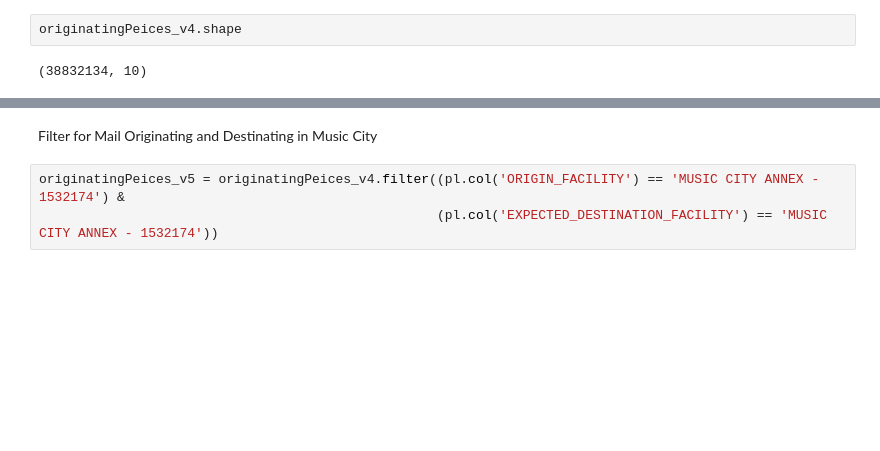
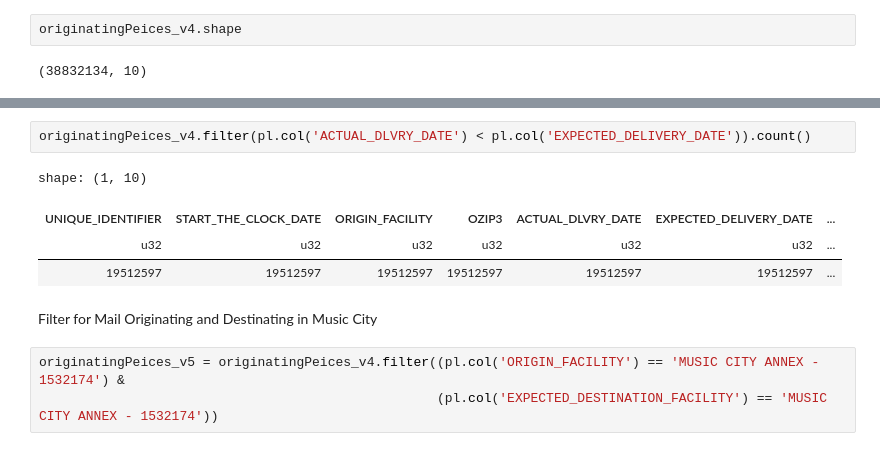
Before and after one commit to JDRitenour/teamkangaroo, a Jupyter notebook: Mail_Notebooks/mail_data_cleaned.ipynb, the cells around one changed output, grey strips where cells are left out. Cells and saved outputs as stored; diff of their text form; blank space fills up the shorter version.

```diff
--- a/Mail_Notebooks/mail_data_cleaned.ipynb
+++ b/Mail_Notebooks/mail_data_cleaned.ipynb
@@ -43,3 +62,10 @@ originatingPeices_v4.shape
+# %%
+originatingPeices_v4.filter(pl.col('ACTUAL_DLVRY_DATE') < pl.col('EXPECTED_DELIVERY_DATE')).count()
+# %% [output]
+shape: (1, 10)
+| UNIQUE_IDENTIFIER | START_THE_CLOCK_DATE | ORIGIN_FACILITY | OZIP3 | ACTUAL_DLVRY_DATE | EXPECTED_DELIVERY_DATE | ... |
+| u32 | u32 | u32 | u32 | u32 | u32 | ... |
+| 19512597 | 19512597 | 19512597 | 19512597 | 19512597 | 19512597 | ... |
 # %% [markdown]
 Filter for Mail Originating and Destinating in Music City
 # %%
```
Also changed, not shown: parts of 10 cells of this notebook, 10 other files.
